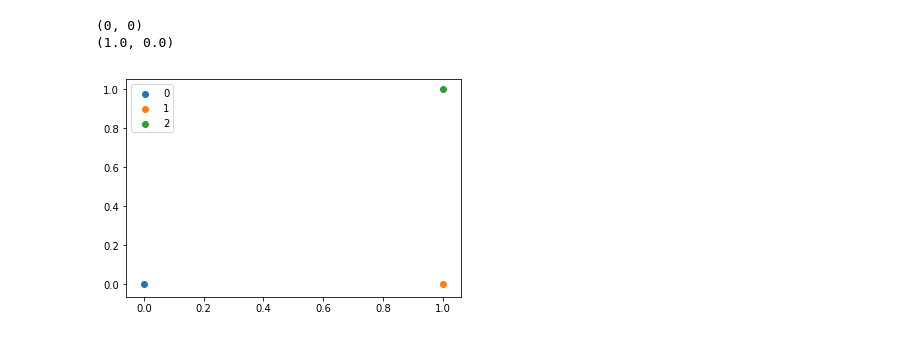
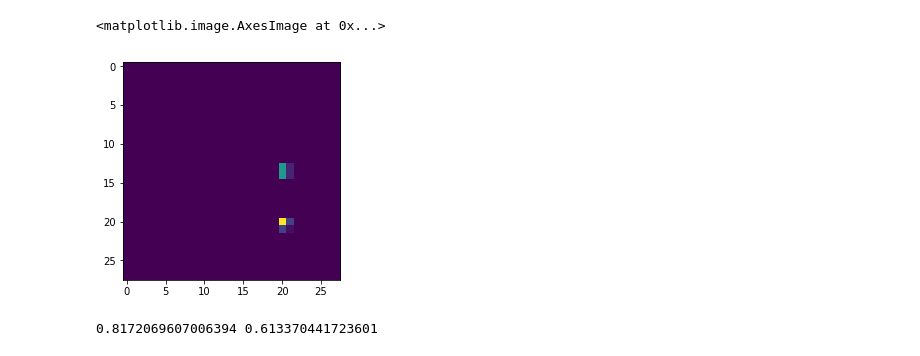
Before and after one commit to Lapu-Lapu/deep-lvm-pose-tracking, a Jupyter notebook: notebooks/toy_data.ipynb, the cells around one changed output. Cells and saved outputs as stored; diff of their text form; code cells hidden in the pictures.

```diff
--- a/notebooks/toy_data.ipynb
+++ b/notebooks/toy_data.ipynb
@@ -22,7 +60,21 @@ def plot_keypoints(coords):
     plt.show()
-# %%
-plot_keypoints(forward([0, np.pi/2]))
-# %% [output]
-(0, 0)
-(1.0, 0.0)
-[figure, removed]
+# %%
+def keypoint_to_image(coords, size=(28, 28)):
+    img = np.zeros(size)
+    t1 = np.linspace(-2, 2, size[0])
+    t2 = np.linspace(-2, 2, size[1])
+    X, Y = np.meshgrid(t1, t2)
+    for x, y in coords[1:]:
+        img = img + np.exp(-150*((x-X)**2+(y-Y)**2))
+    return img
+
+plt.imshow(keypoint_to_image(forward([0, np.pi/2])))
+# %% [output]
+<matplotlib.image.AxesImage at 0x...>
+[figure, added]
+# %%
+a, b = (np.random.rand(2)+1)/2
+print(a, b)
+labels = 2*np.pi*(np.random.rand(600000, 2)-0.5)
+# %% [output]
+0.8172069607006394 0.613370441723601
```
Also changed, not shown: parts of 13 cells of this notebook.
